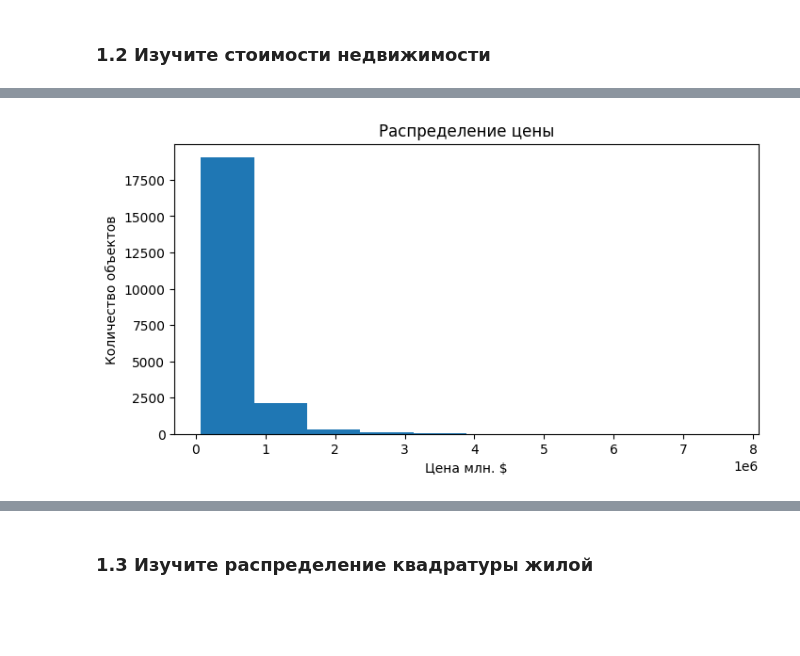
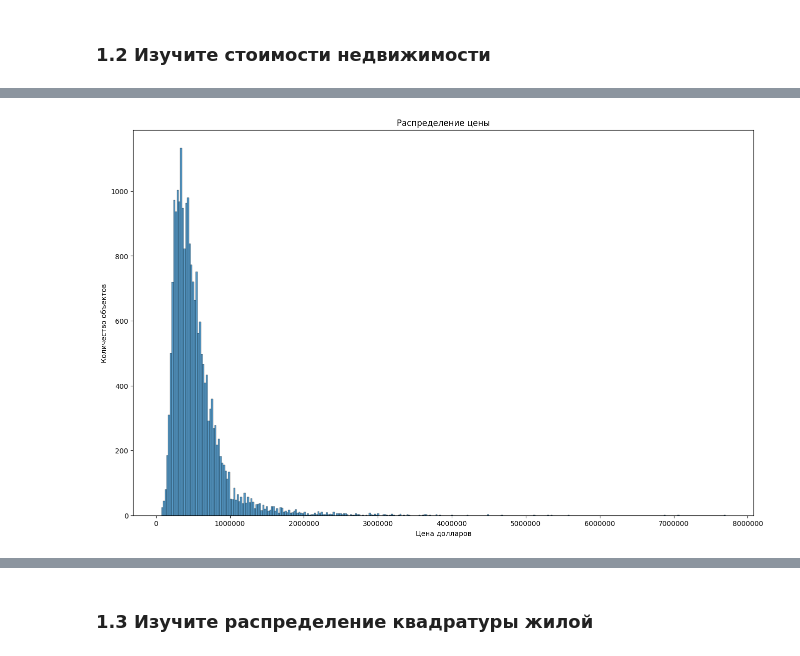
Before and after one commit to allseenn/pydata, a Jupyter notebook: 04.Tasks/out.ipynb, the cells around one changed output, grey strips where cells are left out. Cells and saved outputs as stored; diff of their text form; code cells hidden in the pictures; blank space fills up the shorter version.

```diff
--- a/04.Tasks/out.ipynb
+++ b/04.Tasks/out.ipynb
@@ -29,7 +29,8 @@
 ### 1.1. Скачать данные по ссылке
 # %%
 import pandas as pd
-df = pd.read_csv("https://gbcdn.mrgcdn.ru/uploads/asset/4266730/attachment/08ec55854637add5247d22396d0f7456.csv")
+from datetime import datetime
+df = pd.read_csv("https://gbcdn.mrgcdn.ru/uploads/asset/4266730/attachment/08ec55854637add5247d22396d0f7456.csv", parse_dates=["date"])
 df.info()
 # %% [output]
 <class 'pandas.core.frame.DataFrame'>
@@ -70,10 +83,12 @@ df["price"].min(), df["price"].mean().round(2), df["price"].max()
 # %%
 import matplotlib.pyplot as plt
-plt.figure(figsize=(8,4))
-plt.hist(df["price"])
+import seaborn as sns
+plt.figure(figsize=(16,10))
+sns.histplot(df["price"])
+plt.ticklabel_format(style='plain')
 plt.title('Распределение цены')
-plt.xlabel('Цена млн. $')
+plt.xlabel('Цена долларов')
 plt.ylabel('Количество объектов')
 plt.show();
 # %% [output]
-[figure, old version]
+[figure, new version]
```
Also changed, not shown: parts of 46 cells of this notebook.
